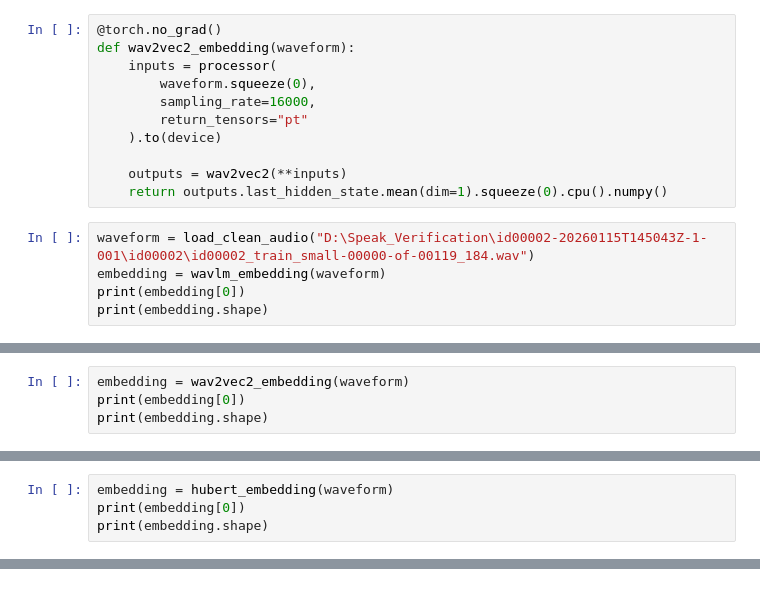
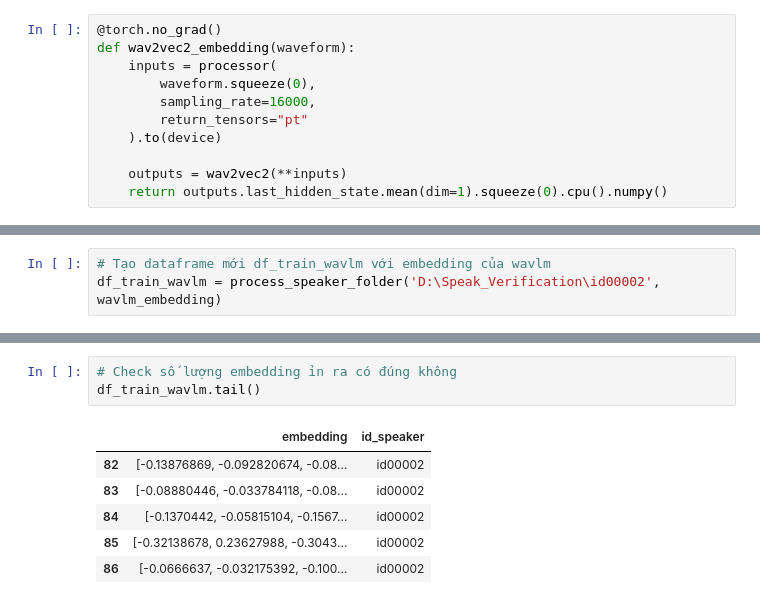
Before and after one commit to manh-25/SpeechVeri_MultiFeatures, a Jupyter notebook: embedding_models/embedding.ipynb, the cells around one changed output, grey strips where cells are left out. Saved outputs shown, nothing was run; the diff lists cells and outputs as text.

```diff
--- a/embedding_models/embedding.ipynb
+++ b/embedding_models/embedding.ipynb
@@ -81,8 +74,3 @@ def wav2vec2_embedding(waveform):
 
     outputs = wav2vec2(**inputs)
     return outputs.last_hidden_state.mean(dim=1).squeeze(0).cpu().numpy()
-# %%
-waveform = load_clean_audio("D:\Speak_Verification\id00002-20260115T145043Z-1-001\id00002\id00002_train_small-00000-of-00119_184.wav")
-embedding = wavlm_embedding(waveform)
-print(embedding[0])
-print(embedding.shape)
@@ -92,4 +76,0 @@ print(embedding.shape)
-# %%
-embedding = wav2vec2_embedding(waveform)
-print(embedding[0])
-print(embedding.shape)
@@ -99,4 +76,0 @@ print(embedding.shape)
-# %%
-embedding = hubert_embedding(waveform)
-print(embedding[0])
-print(embedding.shape)
@@ -105,0 +137,3 @@ print(embedding.shape)
+# %%
+# Tạo dataframe mới df_train_wavlm với embedding của wavlm
+df_train_wavlm = process_speaker_folder('D:\Speak_Verification\id00002', wavlm_embedding)
@@ -105,0 +158,10 @@ print(embedding.shape)
+# %%
+# Check số lượng embedding ỉn ra có đúng không
+df_train_wavlm.tail()
+# %% [output]
+|  | embedding | id_speaker |
+| 82 | [-0.13876869, -0.092820674, -0.08... | id00002 |
+| 83 | [-0.08880446, -0.033784118, -0.08... | id00002 |
+| 84 | [-0.1370442, -0.05815104, -0.1567... | id00002 |
+| 85 | [-0.32138678, 0.23627988, -0.3043... | id00002 |
+| 86 | [-0.0666637, -0.032175392, -0.100... | id00002 |
```
Also changed, not shown: parts of 14 cells of this notebook.
